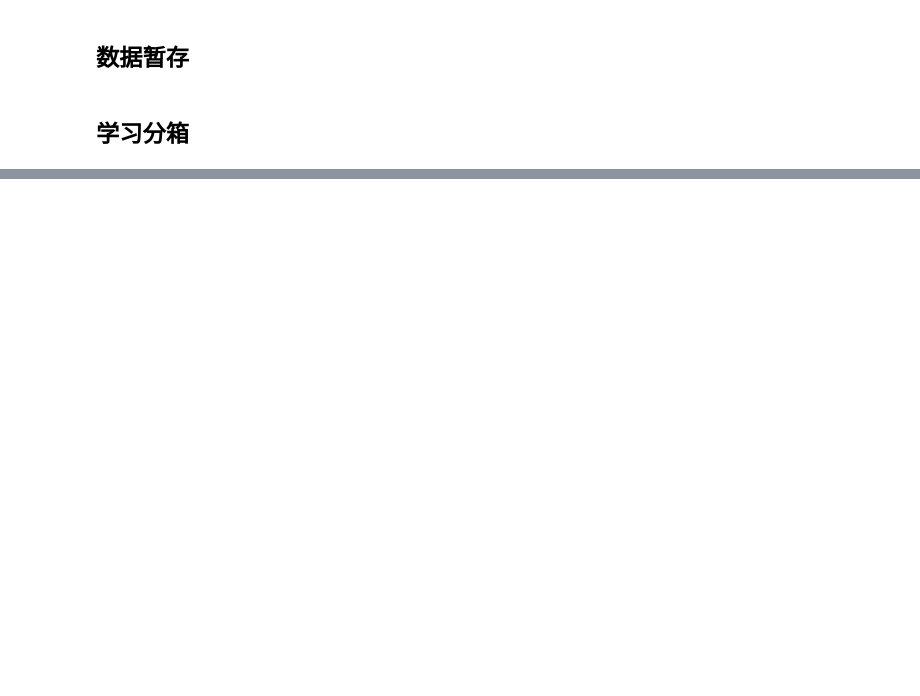
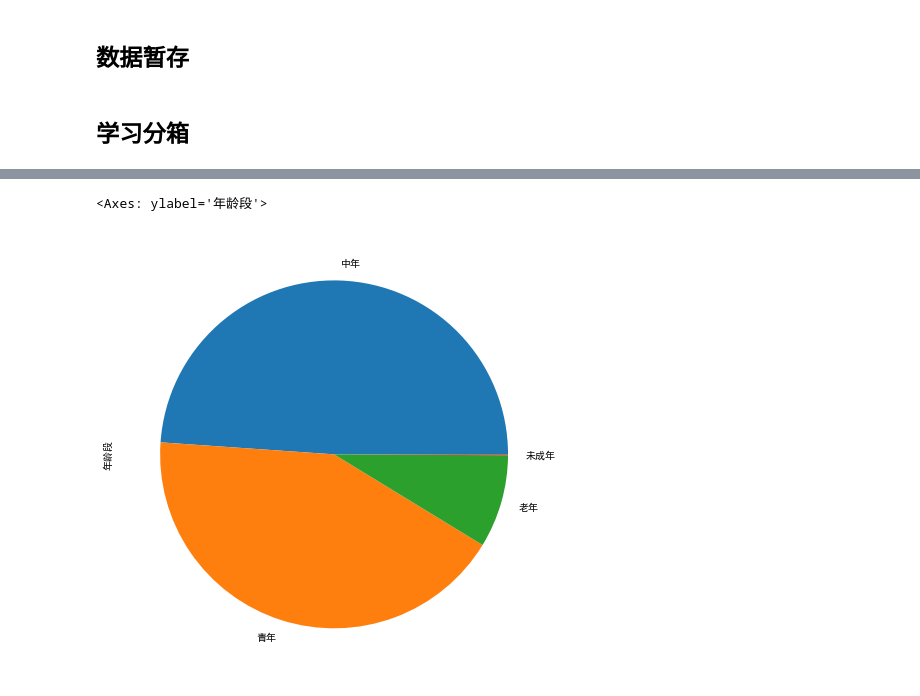
Before and after one commit to kusutori/pythonTest, a Jupyter notebook: 2homework3/test.ipynb, the cells around one changed output, grey strips where cells are left out. Saved outputs shown, nothing was run; the diff lists cells and outputs as text; code cells hidden in the pictures; blank space fills up the shorter version.

```diff
--- a/2homework3/test.ipynb
+++ b/2homework3/test.ipynb
@@ -205,0 +237,15 @@ Timestamp('2023-02-22 00:00:00')
+# %%
+today = pd.Timestamp(year=2023,month=2,day=22)
+# 第一：计算年龄
+data['年龄'] = (today - data['出生日期']).dt.days/365
+# 第二：指定区间进行分箱
+labels =['未成年','青年','中年','老年']
+bins = [0,22,45,60,100]
+data['年龄段'] = pd.cut(data['年龄'],bins=bins,labels=labels)
+ans = data['年龄段'].value_counts()
+plt.figure(figsize=(8,8),facecolor='white')
+ans.plot.pie()
+# 第三：借助 map，映射成中文信息放到数据中
+# %% [output]
+<Axes: ylabel='年龄段'>
+[figure, added]
```
Also changed, not shown: parts of 23 cells of this notebook.
